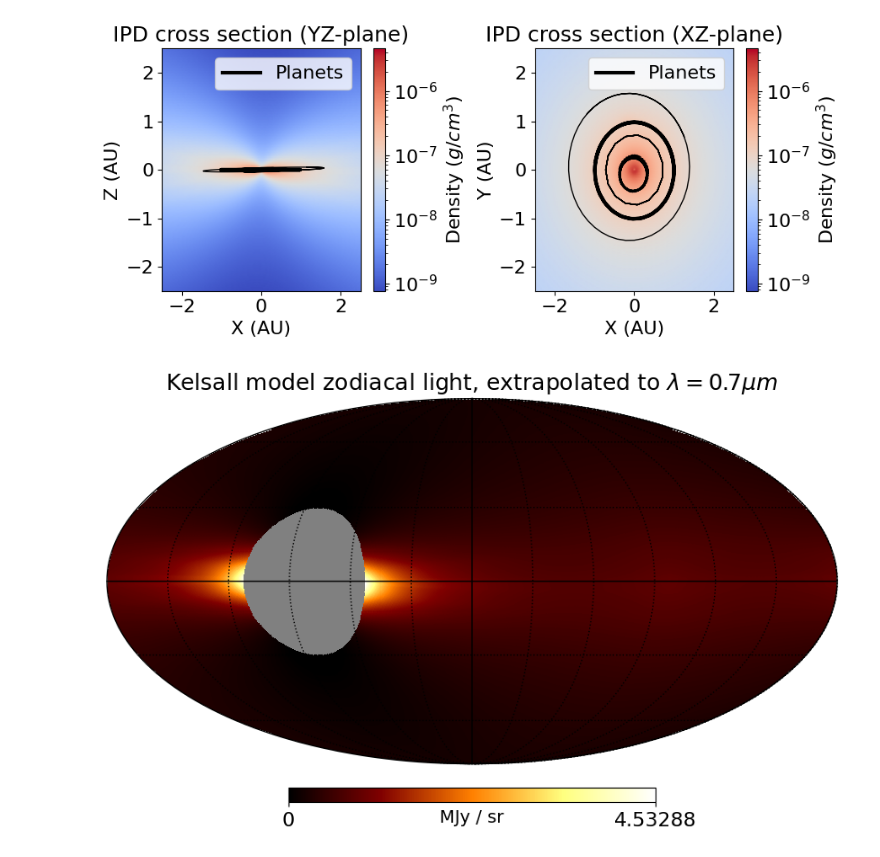
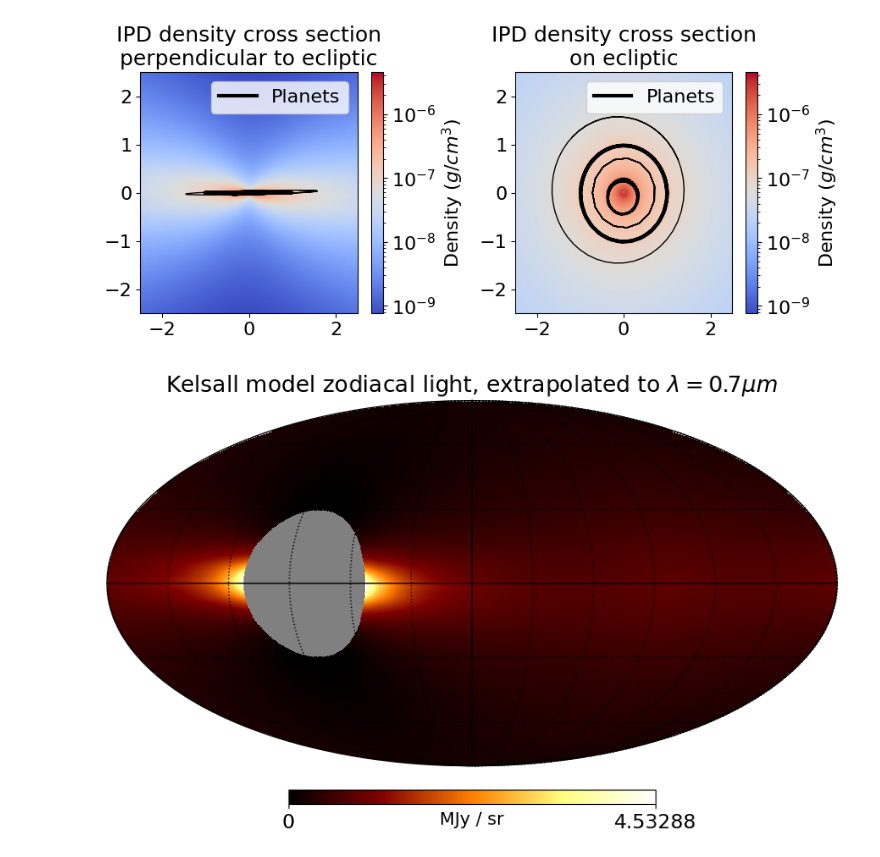
Before and after one commit to oravitan/zodiacal-polarized, a Jupyter notebook: notebooks/create_zodiacal_images.ipynb, the cells around one changed output. Saved outputs shown, nothing was run; the diff lists cells and outputs as text; code cells hidden in the pictures.

Commit message:
Updated plots of calibration and self calibration

```diff
--- a/notebooks/create_zodiacal_images.ipynb
+++ b/notebooks/create_zodiacal_images.ipynb
@@ -42,41 +42,41 @@ for planet in planet_locations:
 cbar = fig.colorbar(plt1, ax=ax1)
 cbar.set_label("Density ($g/cm^3$)", fontsize=16)
 cbar.ax.yaxis.set_tick_params(labelsize=16)
-ax1.set_title("IPD cross section (YZ-plane)", fontsize=18)
-ax1.set_xlabel("X (AU)", fontsize=16)
-ax1.set_ylabel("Z (AU)", fontsize=16)
+ax1.set_title("IPD density cross section\nperpendicular to ecliptic", fontsize=18)
+# ax1.set_xlabel("X (AU)", fontsize=16)
+# ax1.set_ylabel("Z (AU)", fontsize=16)
 ax1.xaxis.set_tick_params(labelsize=16)
 ax1.yaxis.set_tick_params(labelsize=16)
 ax1.legend(fontsize=16)
 # ax1.axis('equal')
 
 plt2 = ax2.pcolormesh(
     y,
     z,
     density_grid[:, :, N // 2].T,  # cross section in the yz-plane
     cmap="coolwarm",
     norm=LogNorm(vmin=density_grid.min(), vmax=density_grid.max()),
     shading="gouraud",
     rasterized=True
 )
 ax2.plot(earth_location[0, :], earth_location[1, :], "k", lw=3, label='Planets')
 for planet in planet_locations:
     ax2.plot(planet[0, :], planet[1, :], "k", lw=1, label=None)
 cbar = plt.colorbar(plt2, ax=ax2)
 cbar.set_label("Density ($g/cm^3$)", fontsize=16)
 cbar.ax.yaxis.set_tick_params(labelsize=16)
-ax2.set_title("IPD cross section (XZ-plane)", fontsize=18)
-ax2.set_xlabel("X (AU)", fontsize=16)
-ax2.set_ylabel("Y (AU)", fontsize=16)
+ax2.set_title("IPD density cross section\non ecliptic", fontsize=18)
+# ax2.set_xlabel("X (AU)", fontsize=16)
+# ax2.set_ylabel("Y (AU)", fontsize=16)
 ax2.xaxis.set_tick_params(labelsize=16)
 ax2.yaxis.set_tick_params(labelsize=16)
 ax2.legend(fontsize=16)
 # ax2.axis('equal')
 fig.tight_layout()
 plt.savefig('outputs/dust_density.pdf', format='pdf')
 plt.show()
 # %% [output]
-[figure, old version]
+[figure, new version]
 # %%
 # zodiacal light image creation
 import astropy.units as u
```
Also changed, not shown: 9 other files.
